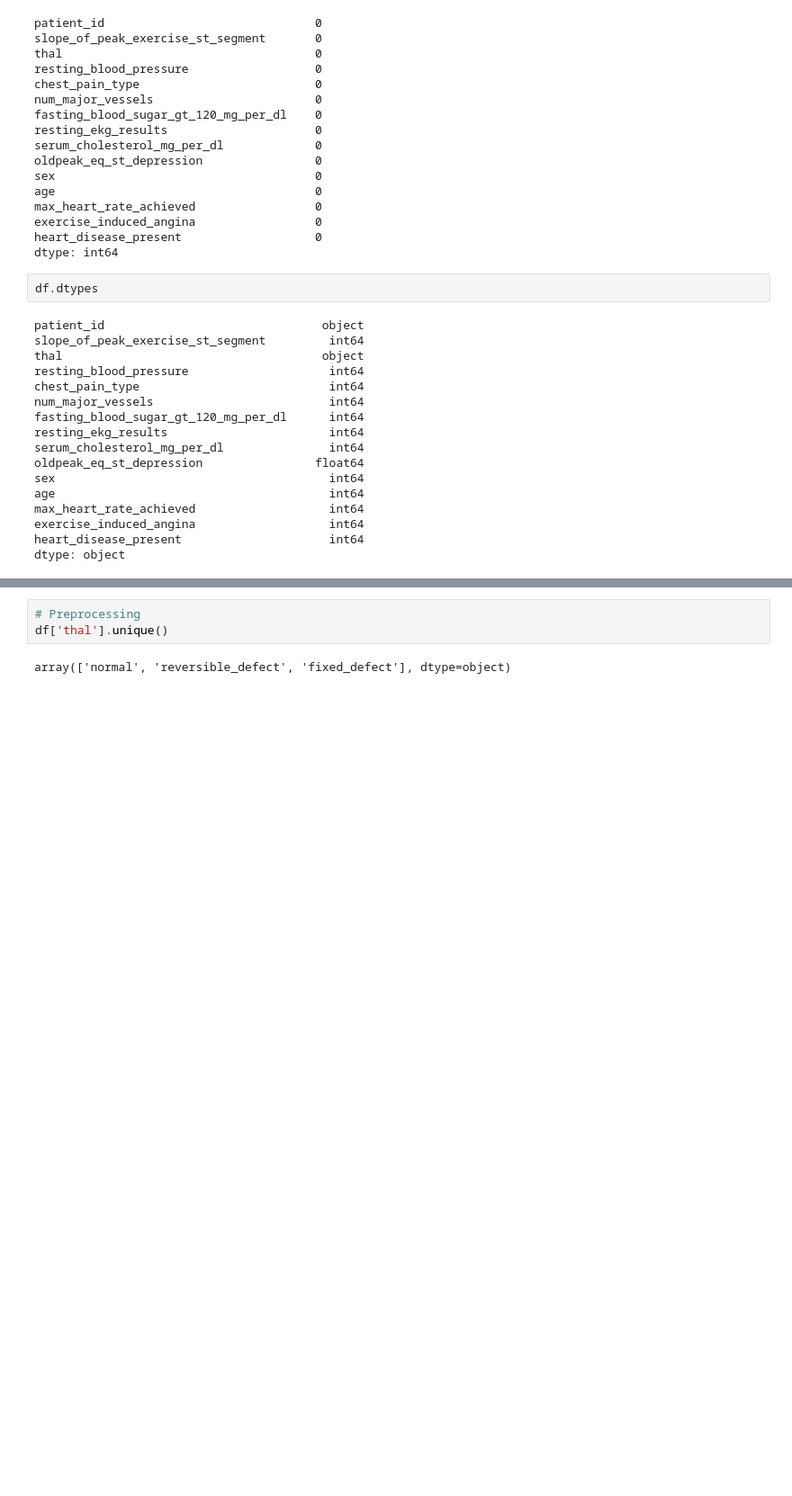
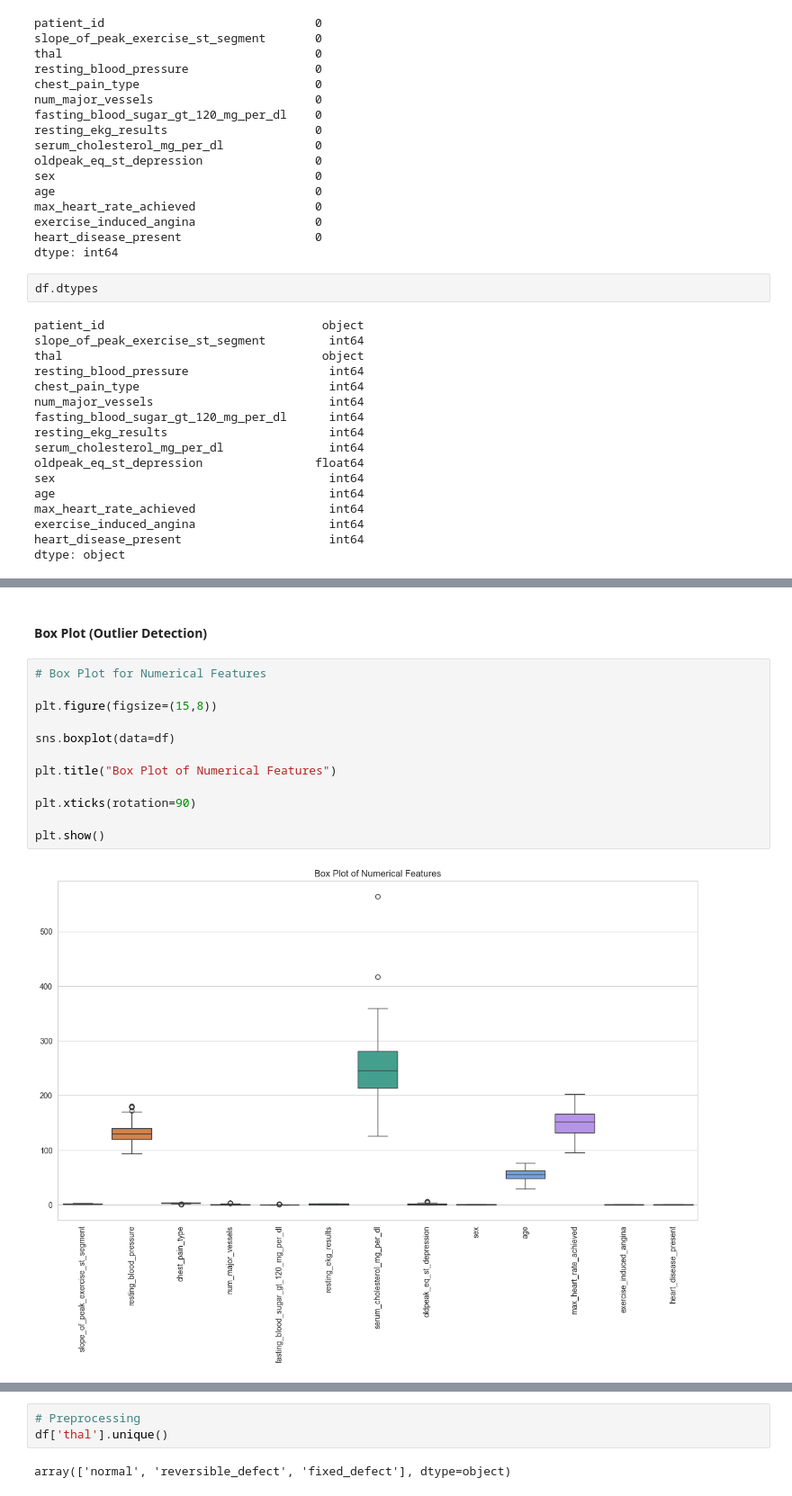
Before and after one commit to warghudesupriya20-prog/Heart-Disease-Prediction, a Jupyter notebook: Heart_Disease_Prediction.ipynb, the cells around one changed output, grey strips where cells are left out. Shown at 90% size. Drawn from its saved outputs; the diff is of its cells as text; blank space fills up the shorter version.

```diff
--- a/Heart_Disease_Prediction.ipynb
+++ b/Heart_Disease_Prediction.ipynb
@@ -163,0 +206,16 @@ dtype: object
+# %% [markdown]
+#### Box Plot (Outlier Detection)
+# %%
+# Box Plot for Numerical Features
+
+plt.figure(figsize=(15,8))
+
+sns.boxplot(data=df)
+
+plt.title("Box Plot of Numerical Features")
+
+plt.xticks(rotation=90)
+
+plt.show()
+# %% [output]
+[figure, added]
```
Also changed, not shown: parts of 15 cells of this notebook.
